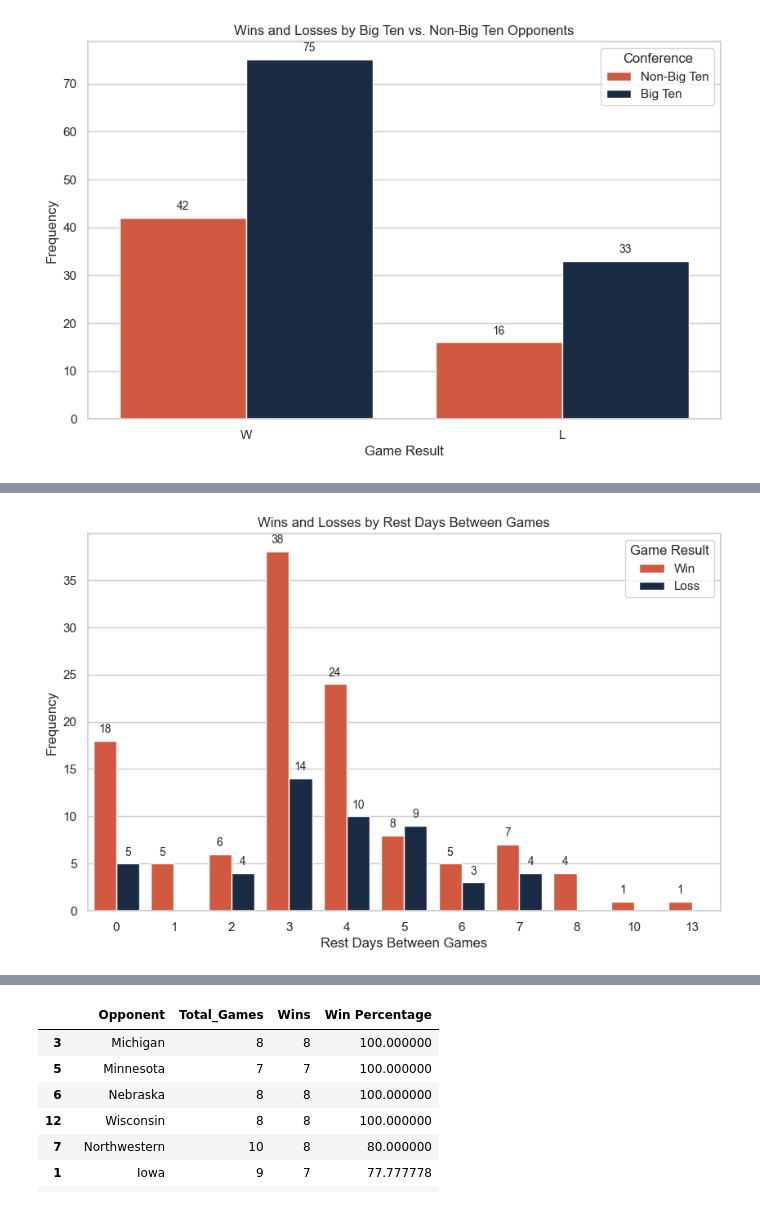
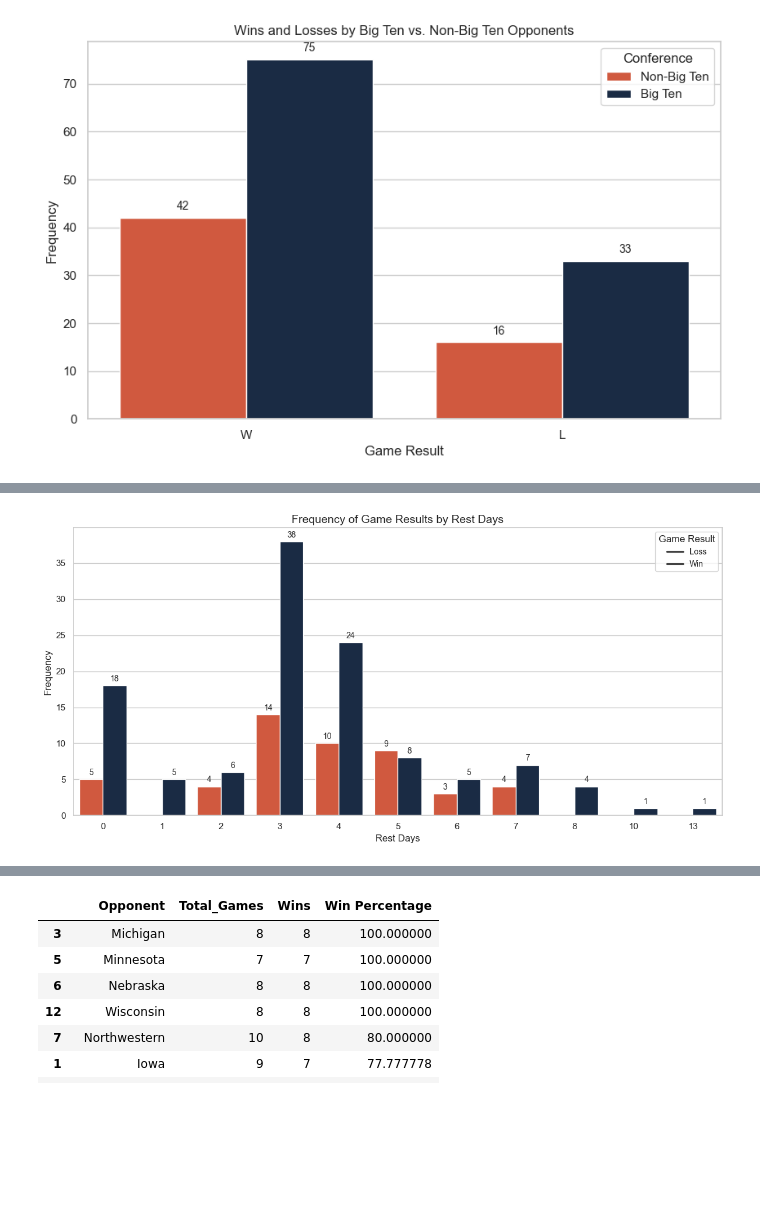
Before and after one commit to UIUC-DSC/team-townies-fa24, a Jupyter notebook: EDA.ipynb, the cells around one changed output, grey strips where cells are left out. Saved outputs shown, nothing was run; the diff lists cells and outputs as text; code cells hidden in the pictures; blank space fills up the shorter version.

```diff
--- a/EDA.ipynb
+++ b/EDA.ipynb
@@ -270,3 +288,20 @@ for bar in plot.containers:
 plt.show()
 # %% [output]
 [figure]
+# %%
+# What about for Home vs. Away games
+plt.figure(figsize=(10, 6))
+
+plot = sns.countplot(data=all_gl, x='Result', hue='Home Game', palette=['#E84A27', '#13294b'])
+
+plt.xlabel('Game Result', fontsize=12)
+plt.ylabel('Frequency', fontsize=12)
+plt.title('Wins and Losses by Home vs. Away Games', fontsize=14)
+plt.legend(title='Location', labels=['Home', 'Away'], fontsize=10)
+
+# Add counts at the top of each bar
+for bar in plot.containers:
+    plot.bar_label(bar, label_type='edge', padding=5, fontsize=10)
+
+plt.tight_layout()
+plt.show()
@@ -273,18 +310,22 @@ plt.show()
 # %%
 # Observe how the relationship between rest days and game results
-plt.figure(figsize=(10, 6))
+plt.figure(figsize=(12, 6))
 
-plot = sns.countplot(data=all_gl, x='Rest Days', hue='Result', palette=['#E84A27', '#13294b'])
+# Group data by Rest Days and Result, then count occurrences
+rest_days_result = all_gl.groupby(['Rest Days', 'Result']).size().reset_index(name='Frequency')
 
-plt.xlabel('Rest Days Between Games')
-plt.ylabel('Frequency')
-plt.title('Wins and Losses by Rest Days Between Games')
-plt.legend(title='Game Result', labels=['Win', 'Loss'])
+plot = sns.barplot(data=rest_days_result, x='Rest Days', y='Frequency', hue='Result', palette=['#E84A27', '#13294b'])
 
-# Adds count at the top of the bar
+plt.xlabel('Rest Days', fontsize=12)
+plt.ylabel('Frequency', fontsize=12)
+plt.title('Frequency of Game Results by Rest Days', fontsize=14)
+plt.legend(title='Game Result', labels=['Loss', 'Win'], fontsize=10)
+
+# Add value labels to each bar
 for bar in plot.containers:
-    plot.bar_label(bar, label_type='edge', padding=5, fontsize=10)
+    plot.bar_label(bar, label_type='edge', padding=3, fontsize=10)
 
+plt.tight_layout()
 plt.show()
 # %% [output]
-[figure, old version]
+[figure, new version]
```
Also changed, not shown: parts of 10 cells of this notebook, 1 other file.
